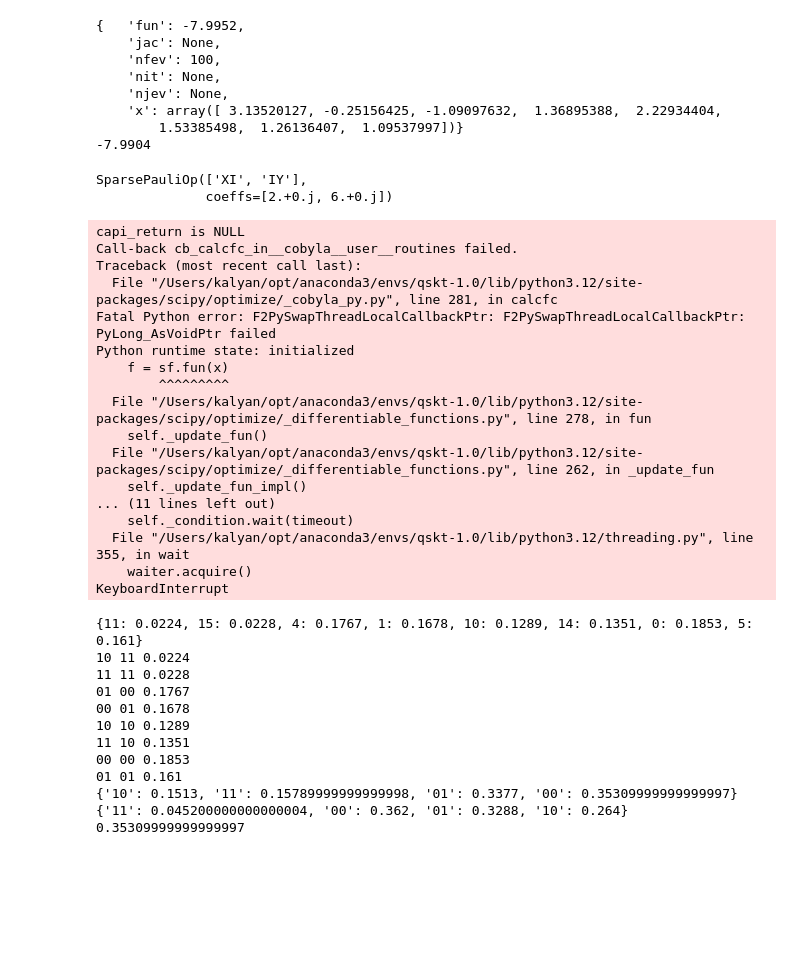
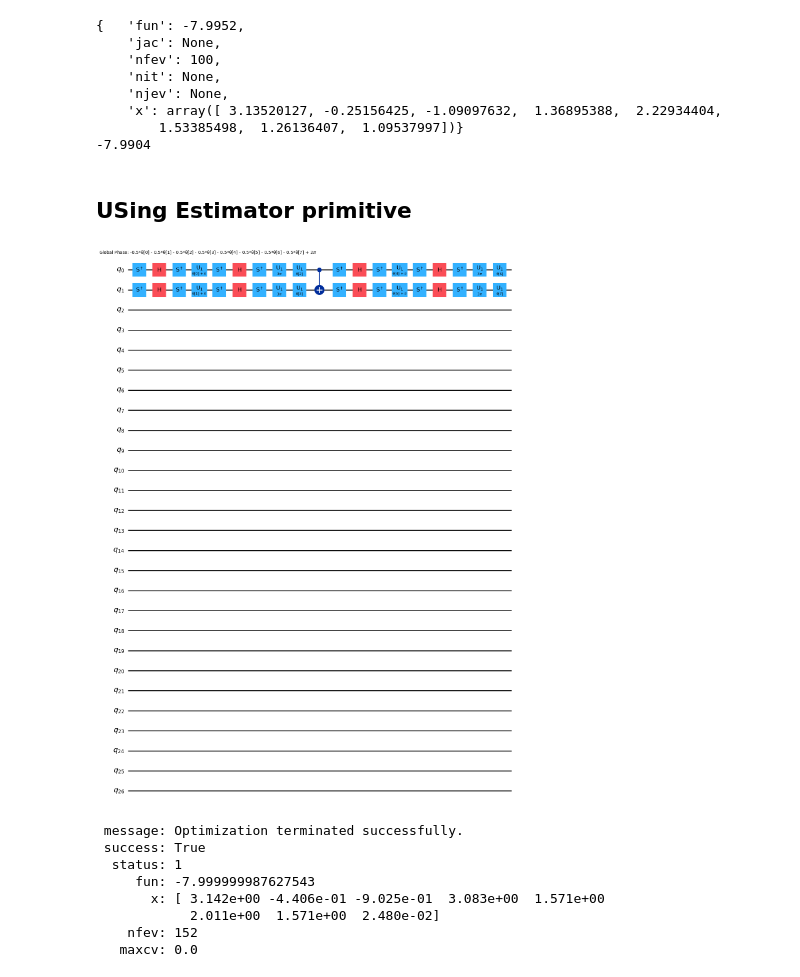
Before and after one commit to kaldag/CAS-Workshop, a Jupyter notebook: VQE_demo_1.x_v2.ipynb, the cells around one changed output. Saved outputs shown, nothing was run; the diff lists cells and outputs as text; code cells hidden in the pictures; blank space fills up the shorter version.

```diff
--- a/VQE_demo_1.x_v2.ipynb
+++ b/VQE_demo_1.x_v2.ipynb
@@ -558,30 +538,31 @@ print(exp)
     'x': array([ 3.13520127, -0.25156425, -1.09097632,  1.36895388,  2.22934404,
         1.53385498,  1.26136407,  1.09537997])}
 -7.9904
+# %% [markdown]
+## USing Estimator primitive
 # %%
 from qiskit.quantum_info import SparsePauliOp
 from qiskit.circuit.library import RealAmplitudes, EfficientSU2
 from qiskit.circuit.library import TwoLocal
 
 observable = SparsePauliOp.from_list([("XI", 2), ("IY", 6)])
-# var_form = EfficientSU2(num_qubits= 2, reps=1)
-var_form = TwoLocal(
-    2,
-    rotation_blocks=["rz", "ry"],
-    entanglement_blocks="cx",
-    entanglement="linear",
-    reps=1,
-)
+var_form = EfficientSU2(num_qubits= 2, reps=1)
+# var_form = TwoLocal(
+#     2,
+#     rotation_blocks=["rz", "ry"],
+#     entanglement_blocks="cx",
+#     entanglement="linear",
+#     reps=1,
+# )
 pm = generate_preset_pass_manager(optimization_level=1, backend=backend)
 var_circ = QuantumCircuit(2)
 ansatz = var_circ.compose(var_form)
 ansatz_tr = pm.run(ansatz)
 observable_tr = observable.apply_layout(ansatz_tr.layout)
-# ansatz_tr.decompose().draw('mpl')
-print(observable)
+ansatz_tr.decompose().draw('mpl')
+# print(observable_tr)
 # %% [output]
-SparsePauliOp(['XI', 'IY'],
-              coeffs=[2.+0.j, 6.+0.j])
+[figure, added]
 # %%
 from scipy.optimize import minimize
 from qiskit.primitives import StatevectorEstimator
@@ -600,47 +581,11 @@ x0 = np.random.rand(8)
 result = minimize(cost_func_vqe, x0, args=(ansatz, observable, estimator), method="COBYLA")
 print(result)
 # %% [output]
-capi_return is NULL
-Call-back cb_calcfc_in__cobyla__user__routines failed.
-Traceback (most recent call last):
-  File "/Users/kalyan/opt/anaconda3/envs/qskt-1.0/lib/python3.12/site-packages/scipy/optimize/_cobyla_py.py", line 281, in calcfc
-Fatal Python error: F2PySwapThreadLocalCallbackPtr: F2PySwapThreadLocalCallbackPtr: PyLong_AsVoidPtr failed
-Python runtime state: initialized
-    f = sf.fun(x)
-        ^^^^^^^^^
-  File "/Users/kalyan/opt/anaconda3/envs/qskt-1.0/lib/python3.12/site-packages/scipy/optimize/_differentiable_functions.py", line 278, in fun
-    self._update_fun()
-  File "/Users/kalyan/opt/anaconda3/envs/qskt-1.0/lib/python3.12/site-packages/scipy/optimize/_differentiable_functions.py", line 262, in _update_fun
-    self._update_fun_impl()
-... (11 lines left out)
-    self._condition.wait(timeout)
-  File "/Users/kalyan/opt/anaconda3/envs/qskt-1.0/lib/python3.12/threading.py", line 355, in wait
-    waiter.acquire()
-KeyboardInterrupt
+ message: Optimization terminated successfully.
+ success: True
+  status: 1
+     fun: -7.999999987627543
+       x: [ 3.142e+00 -4.406e-01 -9.025e-01  3.083e+00  1.571e+00
+            2.011e+00  1.571e+00  2.480e-02]
+    nfev: 152
+   maxcv: 0.0
-# %%
-print(result.quasi_dists[0])
-bin_num_XI: dict[str, float] = {}
-bin_num_IY: dict[str, float] = {}
-for key, val in result.quasi_dists[0].items():
-    bin_num = bin(key)[2:]
-    bin_num = bin_num.zfill(4)
-    print(str(bin_num)[:2], str(bin_num)[2:], val)
-    bin_num_XI[str(bin_num)[:2]] = bin_num_XI.get(str(bin_num)[:2], 0.0) + val
-    bin_num_IY[str(bin_num)[2:]] = bin_num_IY.get(str(bin_num)[2:], 0.0) + val
-print(bin_num_XI)
-print(bin_num_IY)
-
-print(bin_num_XI['00']
-# %% [output]
-{11: 0.0224, 15: 0.0228, 4: 0.1767, 1: 0.1678, 10: 0.1289, 14: 0.1351, 0: 0.1853, 5: 0.161}
-10 11 0.0224
-11 11 0.0228
-01 00 0.1767
-00 01 0.1678
-10 10 0.1289
-11 10 0.1351
-00 00 0.1853
-01 01 0.161
-{'10': 0.1513, '11': 0.15789999999999998, '01': 0.3377, '00': 0.35309999999999997}
-{'11': 0.045200000000000004, '00': 0.362, '01': 0.3288, '10': 0.264}
-0.35309999999999997
```
Also changed, not shown: parts of 14 cells of this notebook.
